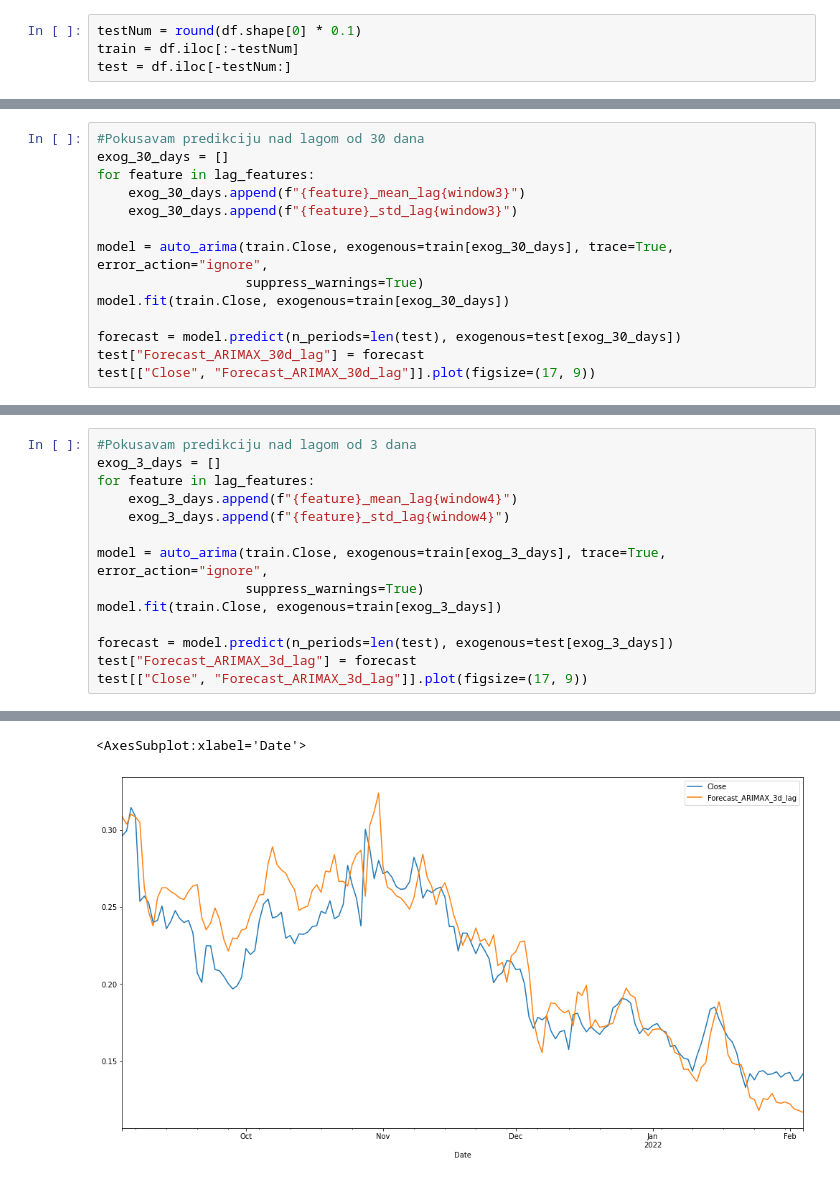
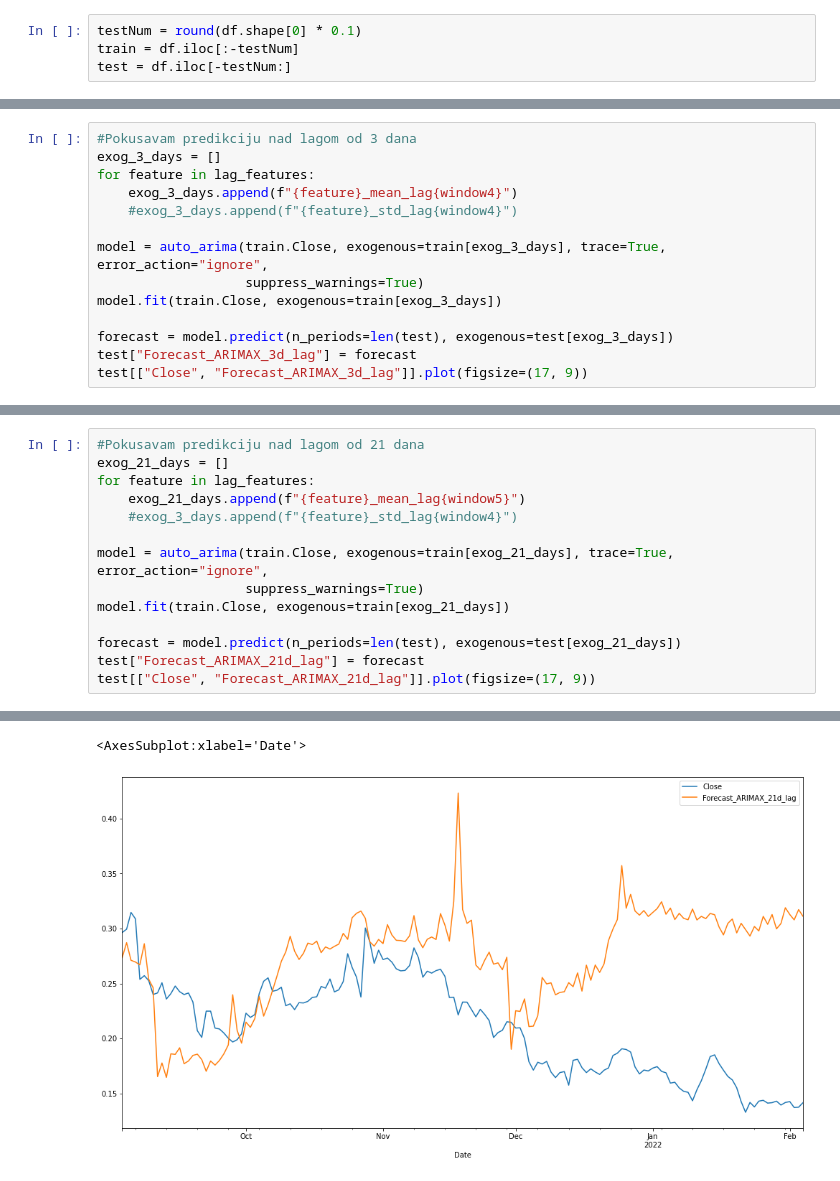
Before and after one commit to AnLong98/SIAP_2022, a Jupyter notebook: notebooks/doge_arimax.ipynb, the cells around one changed output, grey strips where cells are left out. Saved outputs shown, nothing was run; the diff lists cells and outputs as text.

```diff
--- a/notebooks/doge_arimax.ipynb
+++ b/notebooks/doge_arimax.ipynb
@@ -239,16 +244,16 @@ Total fit time: 297.261 seconds
 # %%
-#Pokusavam predikciju nad lagom od 30 dana
-exog_30_days = []
+#Pokusavam predikciju nad lagom od 3 dana
+exog_3_days = []
 for feature in lag_features:
-    exog_30_days.append(f"{feature}_mean_lag{window3}")
-    exog_30_days.append(f"{feature}_std_lag{window3}")
+    exog_3_days.append(f"{feature}_mean_lag{window4}")
+    #exog_3_days.append(f"{feature}_std_lag{window4}")
 
-model = auto_arima(train.Close, exogenous=train[exog_30_days], trace=True, error_action="ignore",
+model = auto_arima(train.Close, exogenous=train[exog_3_days], trace=True, error_action="ignore",
                    suppress_warnings=True)
-model.fit(train.Close, exogenous=train[exog_30_days])
+model.fit(train.Close, exogenous=train[exog_3_days])
 
-forecast = model.predict(n_periods=len(test), exogenous=test[exog_30_days])
-test["Forecast_ARIMAX_30d_lag"] = forecast
-test[["Close", "Forecast_ARIMAX_30d_lag"]].plot(figsize=(17, 9))
+forecast = model.predict(n_periods=len(test), exogenous=test[exog_3_days])
+test["Forecast_ARIMAX_3d_lag"] = forecast
+test[["Close", "Forecast_ARIMAX_3d_lag"]].plot(figsize=(17, 9))
 # %% [output]
 Performing stepwise search to minimize aic
@@ -273,16 +278,16 @@ Total fit time: 325.437 seconds
 # %%
-#Pokusavam predikciju nad lagom od 3 dana
-exog_3_days = []
+#Pokusavam predikciju nad lagom od 21 dana
+exog_21_days = []
 for feature in lag_features:
-    exog_3_days.append(f"{feature}_mean_lag{window4}")
-    exog_3_days.append(f"{feature}_std_lag{window4}")
+    exog_21_days.append(f"{feature}_mean_lag{window5}")
+    #exog_3_days.append(f"{feature}_std_lag{window4}")
 
-model = auto_arima(train.Close, exogenous=train[exog_3_days], trace=True, error_action="ignore",
+model = auto_arima(train.Close, exogenous=train[exog_21_days], trace=True, error_action="ignore",
                    suppress_warnings=True)
-model.fit(train.Close, exogenous=train[exog_3_days])
+model.fit(train.Close, exogenous=train[exog_21_days])
 
-forecast = model.predict(n_periods=len(test), exogenous=test[exog_3_days])
-test["Forecast_ARIMAX_3d_lag"] = forecast
-test[["Close", "Forecast_ARIMAX_3d_lag"]].plot(figsize=(17, 9))
+forecast = model.predict(n_periods=len(test), exogenous=test[exog_21_days])
+test["Forecast_ARIMAX_21d_lag"] = forecast
+test[["Close", "Forecast_ARIMAX_21d_lag"]].plot(figsize=(17, 9))
 # %% [output]
 Performing stepwise search to minimize aic
@@ -305,2 +310,2 @@ Total fit time: 420.918 seconds
 <AxesSubplot:xlabel='Date'>
-[figure, old version]
+[figure, new version]
```
Also changed, not shown: parts of 21 cells of this notebook, 8 other files.
